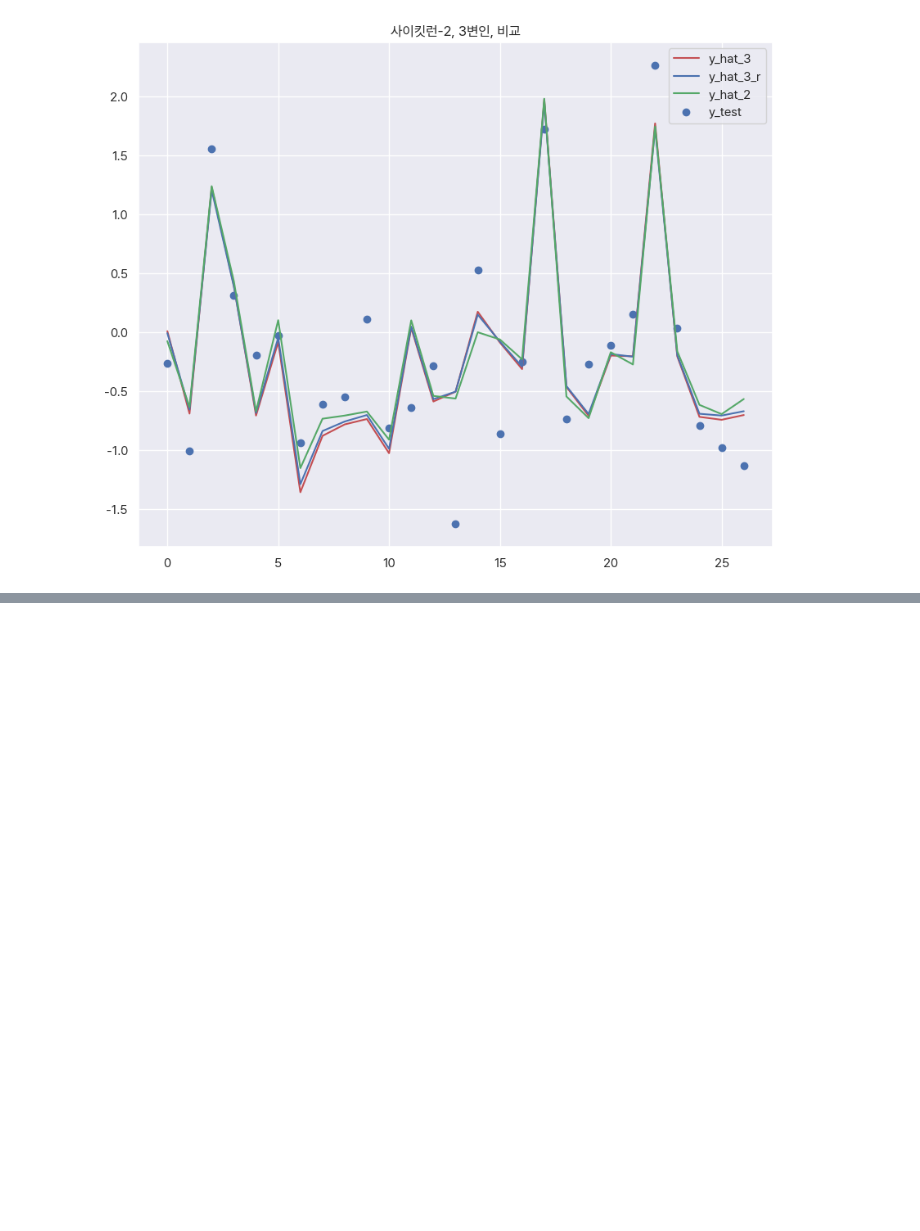
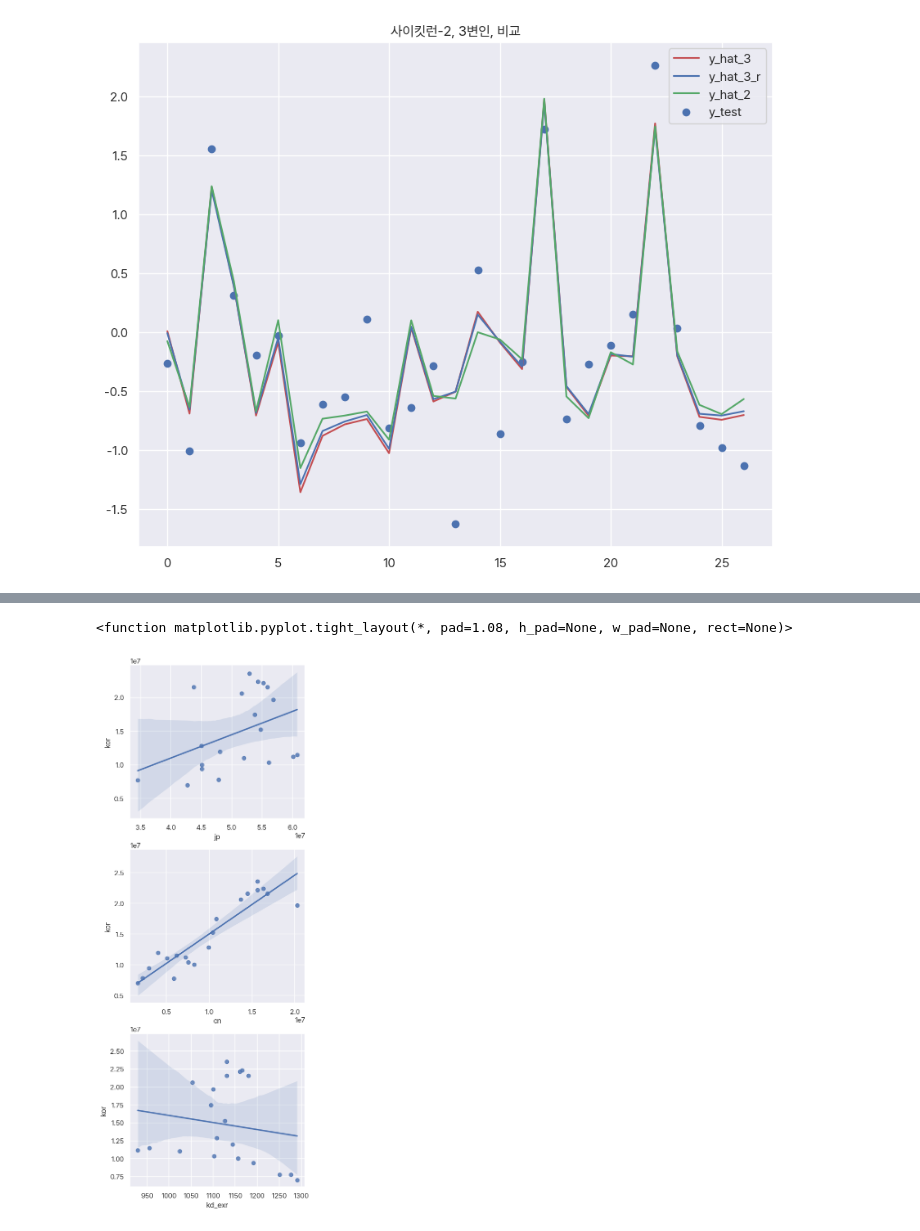
Before and after one commit to crpAsian/termp, a Jupyter notebook: car.ipynb, the cells around one changed output, grey strips where cells are left out. Drawn from its saved outputs; the diff is of its cells as text; code cells hidden in the pictures; blank space fills up the shorter version.

Commit message:
add_regplot

```diff
--- a/car.ipynb
+++ b/car.ipynb
@@ -351,3 +351,13 @@ OLS Regression Results
 | Kurtosis: | 2.637 | Cond. No. | 1.00 |
 Notes:
 [1] Standard Errors assume that the covariance matrix of the errors is correctly specified.
+# %%
+# 산점도, 추세선
+
+fig, axs = plt.subplots(3, 1, figsize=(5, 15))
+for i, feature in enumerate(list(c3_df.drop(columns=['kor']).columns)):
+    sns.regplot(x=feature, y='kor', data=c3_df, ax=axs[i])
+plt.tight_layout
+# %% [output]
+<function matplotlib.pyplot.tight_layout(*, pad=1.08, h_pad=None, w_pad=None, rect=None)>
+[figure, added]
```
Also changed, not shown: parts of 7 cells of this notebook.
